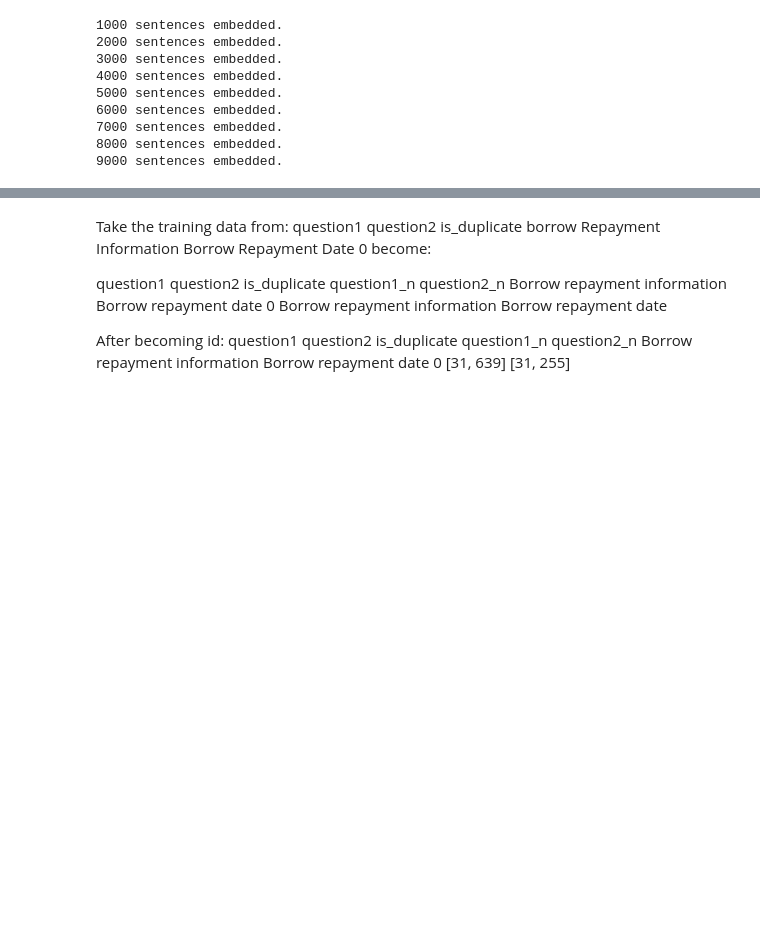
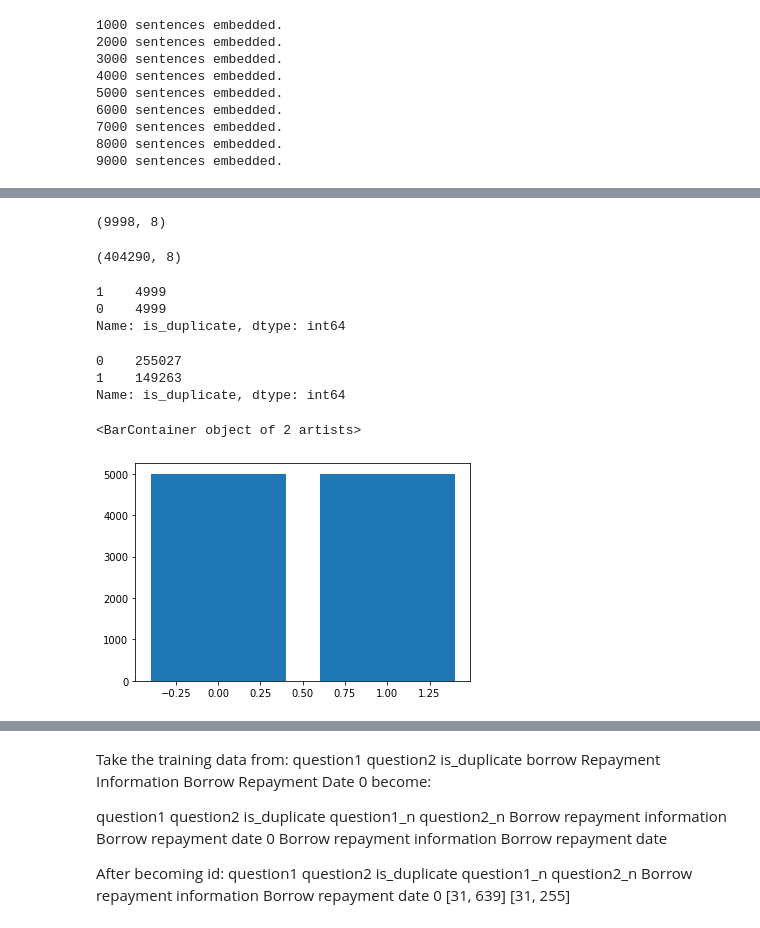
Before and after one commit to Ayman-Abdeen/chatboot-, a Jupyter notebook: chatbot/BiLSTM+Attention/model_v2.ipynb, the cells around one changed output, grey strips where cells are left out. Cells and saved outputs as stored; diff of their text form; code cells hidden in the pictures; blank space fills up the shorter version.

```diff
--- a/chatbot/BiLSTM+Attention/model_v2.ipynb
+++ b/chatbot/BiLSTM+Attention/model_v2.ipynb
@@ -199,9 +252,14 @@ embedding_dict = KeyedVectors.load_word2vec_format(embedding_path, binary=True)
 Loading word2vec model(it may takes 2-3 mins) ...
 # %%
 # Read and load the training set
-train_df = pd.read_csv(TRAIN_CSV)
+train_df = pd.read_csv(TRAIN_CSV_git)
 for q in ['question1', 'question2']:
     train_df[q + '_n'] = train_df[q]
+# %%
+# Read and load the training set
+train_df_kaggle = pd.read_csv(TRAIN_CSV)
+for q in ['question1', 'question2']:
+    train_df[q + '_n'] = train_df[q]
 # %%
 # Vectorize the training set words
 train_df, embeddings = make_w2v_embeddings(flag, embedding_dict, train_df, embedding_dim=embedding_dim)
@@ -286,3 +282,30 @@ train_df.head()
 | 2 | 50 | 101 | 102 | Is Career Launcher good for RBI G... | How is career launcher online pro... | 1 | [25, 26, 27, 28, 6, 29, 30, 31, 32] | [17, 25, 26, 27, 33, 34, 6, 29, 3... |
 | 3 | 58 | 117 | 118 | I was suddenly logged off Gmail. ... | I can't remember my Gmail passwor... | 1 | [19, 35, 36, 37, 38, 39, 19, 40, ... | [19, 40, 41, 21, 39, 42, 52, 21, ... |
 | 4 | 61 | 123 | 124 | Is it normal to have a dark ring ... | What causes a dark ring around th... | 0 | [25, 54, 55, 56, 57, 9, 58, 59, 6... | [1, 64, 9, 58, 59, 60, 15, 61, 17... |
+# %%
+train_df.shape
+# %% [output]
+(9998, 8)
+# %%
+train_df.shape
+# %% [output]
+(404290, 8)
+# %%
+plotBar=train_df["is_duplicate"].value_counts()
+plotBar
+# %% [output]
+1    4999
+0    4999
+Name: is_duplicate, dtype: int64
+# %%
+plotBar=train_df["is_duplicate"].value_counts()
+plotBar
+# %% [output]
+0    255027
+1    149263
+Name: is_duplicate, dtype: int64
+# %%
+plt.bar(plotBar.index,plotBar)
+# %% [output]
+<BarContainer object of 2 artists>
+[figure, added]
```
Also changed, not shown: parts of 35 cells of this notebook.
